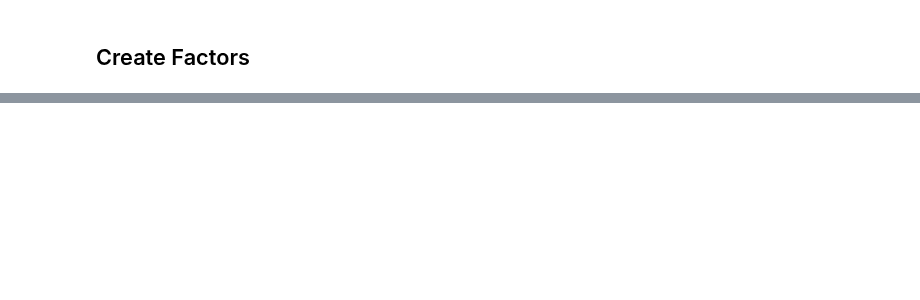
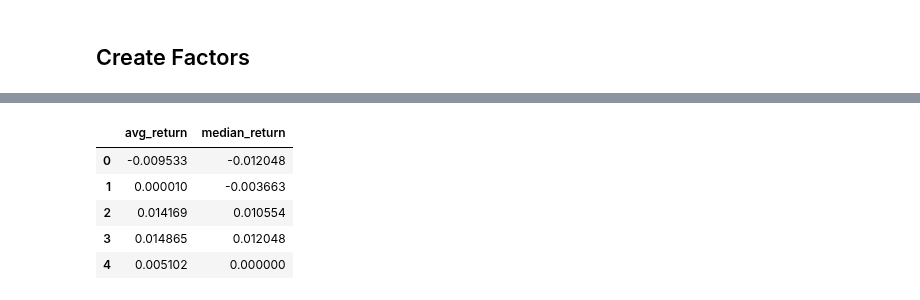
Before and after one commit to pasinsiri/quant-investment, a Jupyter notebook: alpha_factor.ipynb, the cells around one changed output, grey strips where cells are left out. Cells and saved outputs as stored; diff of their text form; code cells hidden in the pictures; blank space fills up the shorter version.

```diff
--- a/alpha_factor.ipynb
+++ b/alpha_factor.ipynb
@@ -204,14 +201,14 @@ ma_df = price_df.rolling(N_DATE).mean().mul(-1).dropna(axis = 0)
 # %%
 # use average daily return and median daily return to predict AOT prices
-single_return_df = daily_return_df[['AOT']].reset_index(drop = True)
+selected_return_df = daily_return_df[['AOT', 'KBANK', 'SIRI']].reset_index(drop = True)
 
 # use 2-days lagging of return (keep the date index separately since we'll use it in visualization)
 N_DATE_DELAYED = 2
 
-single_return_df = single_return_df.iloc[N_DATE_DELAYED:].reset_index(drop = True)
+selected_return_df = selected_return_df.iloc[N_DATE_DELAYED:].reset_index(drop = True)
 return_dates = daily_return_df.index[N_DATE_DELAYED:]
 
 factor_dates = daily_average_return_df.index[:-N_DATE_DELAYED]
-predictors = daily_average_return_df.merge(daily_median_return_df, left_index = True, right_index = True).reset_index(drop = True)
-predictors = predictors.iloc[:-N_DATE_DELAYED]
+factor_df = daily_average_return_df.merge(daily_median_return_df, left_index = True, right_index = True).reset_index(drop = True)
+factor_df = factor_df.iloc[:-N_DATE_DELAYED]
 # %%
@@ -239,0 +233,9 @@ common_return_df.head()
+# %%
+factor_df.head()
+# %% [output]
+|  | avg_return | median_return |
+| 0 | -0.009533 | -0.012048 |
+| 1 | 0.000010 | -0.003663 |
+| 2 | 0.014169 | 0.010554 |
+| 3 | 0.014865 | 0.012048 |
+| 4 | 0.005102 | 0.000000 |
```
Also changed, not shown: parts of 28 cells of this notebook.
